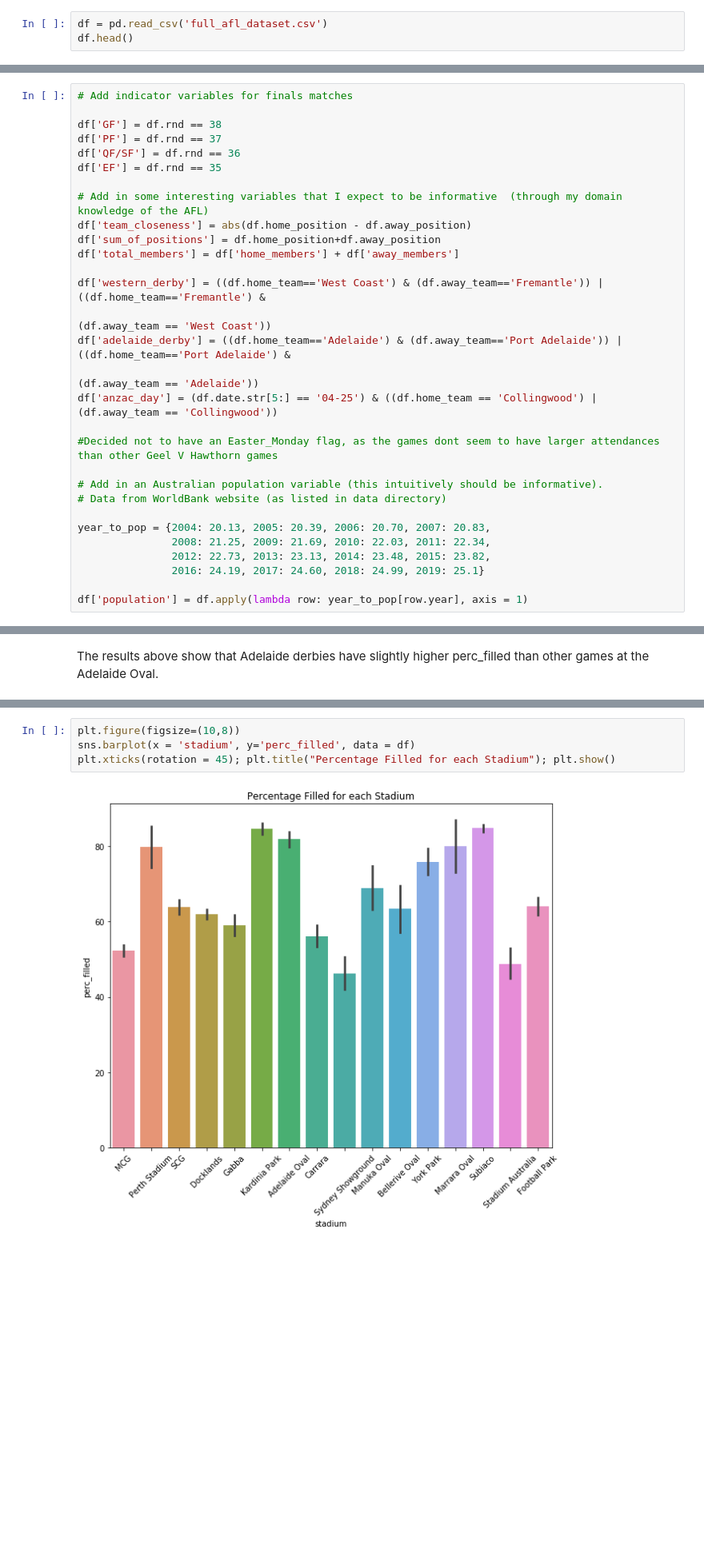
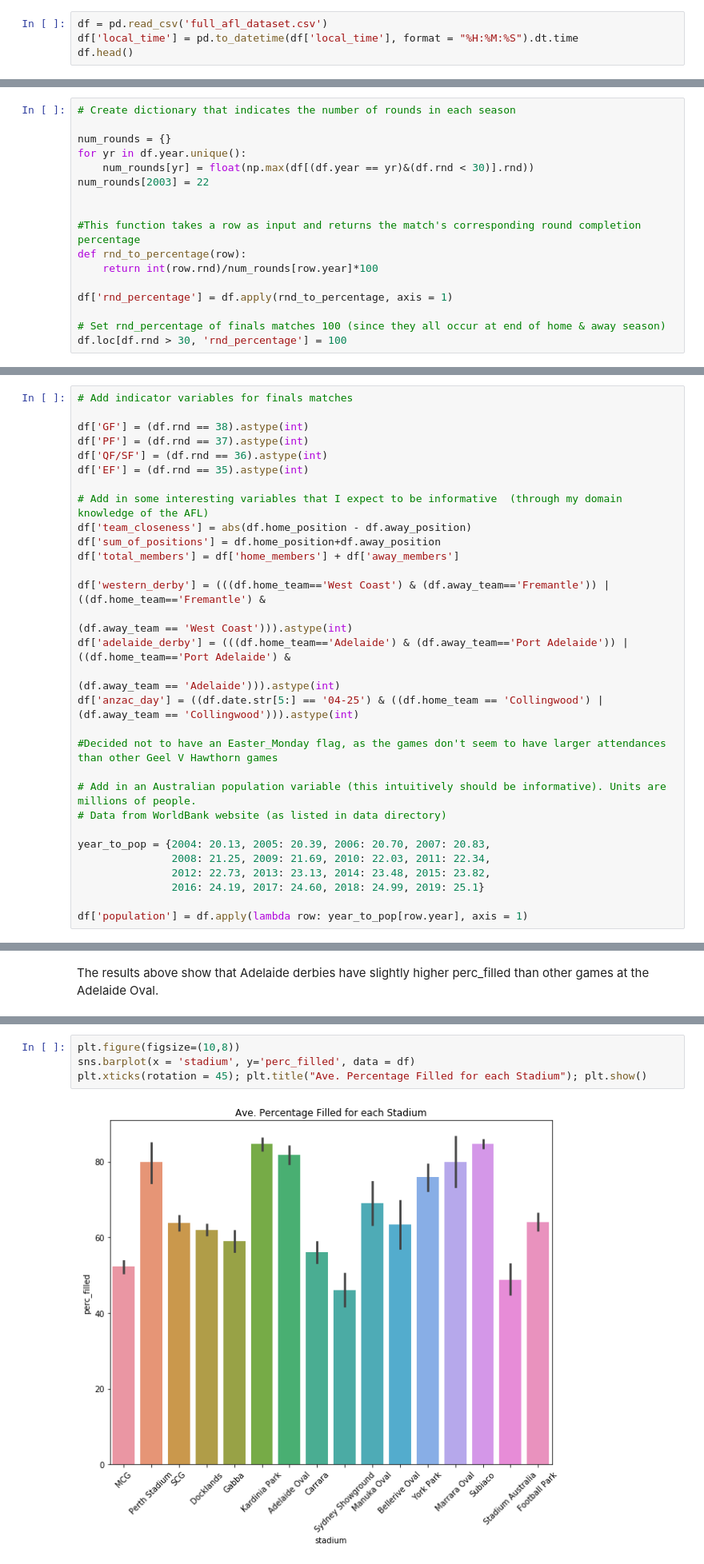
Before and after one commit to dvaghjiani/AFL-Attendance-Prediction, a Jupyter notebook: AFL Attendance Prediction Project.ipynb, the cells around one changed output, grey strips where cells are left out. Shown at 80% size. Drawn from its saved outputs; the diff is of its cells as text; blank space fills up the shorter version.

```diff
--- a/AFL Attendance Prediction Project.ipynb
+++ b/AFL Attendance Prediction Project.ipynb
@@ -571,4 +540,5 @@ all_data.to_csv('full_afl_dataset.csv', index = False)
 # %%
 df = pd.read_csv('full_afl_dataset.csv')
+df['local_time'] = pd.to_datetime(df['local_time'], format = "%H:%M:%S").dt.time
 df.head()
 # %% [output]
@@ -580,0 +553,17 @@ df.head()
+# %%
+# Create dictionary that indicates the number of rounds in each season
+
+num_rounds = {}
+for yr in df.year.unique():
+    num_rounds[yr] = float(np.max(df[(df.year == yr)&(df.rnd < 30)].rnd))
+num_rounds[2003] = 22
+
+
+#This function takes a row as input and returns the match's corresponding round completion percentage
+def rnd_to_percentage(row):
+    return int(row.rnd)/num_rounds[row.year]*100
+
+df['rnd_percentage'] = df.apply(rnd_to_percentage, axis = 1)
+
+# Set rnd_percentage of finals matches 100 (since they all occur at end of home & away season)
+df.loc[df.rnd > 30, 'rnd_percentage'] = 100
@@ -581,25 +594,25 @@ df.head()
 # %%
 # Add indicator variables for finals matches
 
-df['GF'] = df.rnd == 38
-df['PF'] = df.rnd == 37
-df['QF/SF'] = df.rnd == 36
-df['EF'] = df.rnd == 35
+df['GF'] = (df.rnd == 38).astype(int)
+df['PF'] = (df.rnd == 37).astype(int)
+df['QF/SF'] = (df.rnd == 36).astype(int)
+df['EF'] = (df.rnd == 35).astype(int)
 
 # Add in some interesting variables that I expect to be informative  (through my domain knowledge of the AFL)
 df['team_closeness'] = abs(df.home_position - df.away_position)
 df['sum_of_positions'] = df.home_position+df.away_position
 df['total_members'] = df['home_members'] + df['away_members']
 
-df['western_derby'] = ((df.home_team=='West Coast') & (df.away_team=='Fremantle')) | ((df.home_team=='Fremantle') &
-                                                                                      (df.away_team == 'West Coast'))
-df['adelaide_derby'] = ((df.home_team=='Adelaide') & (df.away_team=='Port Adelaide')) | ((df.home_team=='Port Adelaide') &
-                                                                                      (df.away_team == 'Adelaide'))
-df['anzac_day'] = (df.date.str[5:] == '04-25') & ((df.home_team == 'Collingwood') | (df.away_team == 'Collingwood'))
+df['western_derby'] = (((df.home_team=='West Coast') & (df.away_team=='Fremantle')) | ((df.home_team=='Fremantle') &
+                                                                                      (df.away_team == 'West Coast'))).astype(int)
+df['adelaide_derby'] = (((df.home_team=='Adelaide') & (df.away_team=='Port Adelaide')) | ((df.home_team=='Port Adelaide') &
+                                                                                      (df.away_team == 'Adelaide'))).astype(int)
+df['anzac_day'] = ((df.date.str[5:] == '04-25') & ((df.home_team == 'Collingwood') | (df.away_team == 'Collingwood'))).astype(int)
 
-#Decided not to have an Easter_Monday flag, as the games dont seem to have larger attendances than other Geel V Hawthorn games
+#Decided not to have an Easter_Monday flag, as the games don't seem to have larger attendances than other Geel V Hawthorn games
 
-# Add in an Australian population variable (this intuitively should be informative).
+# Add in an Australian population variable (this intuitively should be informative). Units are millions of people.
 # Data from WorldBank website (as listed in data directory)
 
 year_to_pop = {2004: 20.13, 2005: 20.39, 2006: 20.70, 2007: 20.83,
@@ -660,9 +673,9 @@ Next, looking into the effect of different stadiums on perc_filled. The bar char
 # %%
 plt.figure(figsize=(10,8))
 sns.barplot(x = 'stadium', y='perc_filled', data = df)
-plt.xticks(rotation = 45); plt.title("Percentage Filled for each Stadium"); plt.show()
+plt.xticks(rotation = 45); plt.title("Ave. Percentage Filled for each Stadium"); plt.show()
 # %% [output]
-[figure, old version]
+[figure, new version]
 # %%
 plt.scatter(range(18), df.groupby('team_closeness').perc_filled.agg('mean'))
 plt.xlabel('Team Closeness'); plt.ylabel('Percentage Filled'); plt.show()
```
Also changed, not shown: parts of 62 cells of this notebook, 9 other files.
